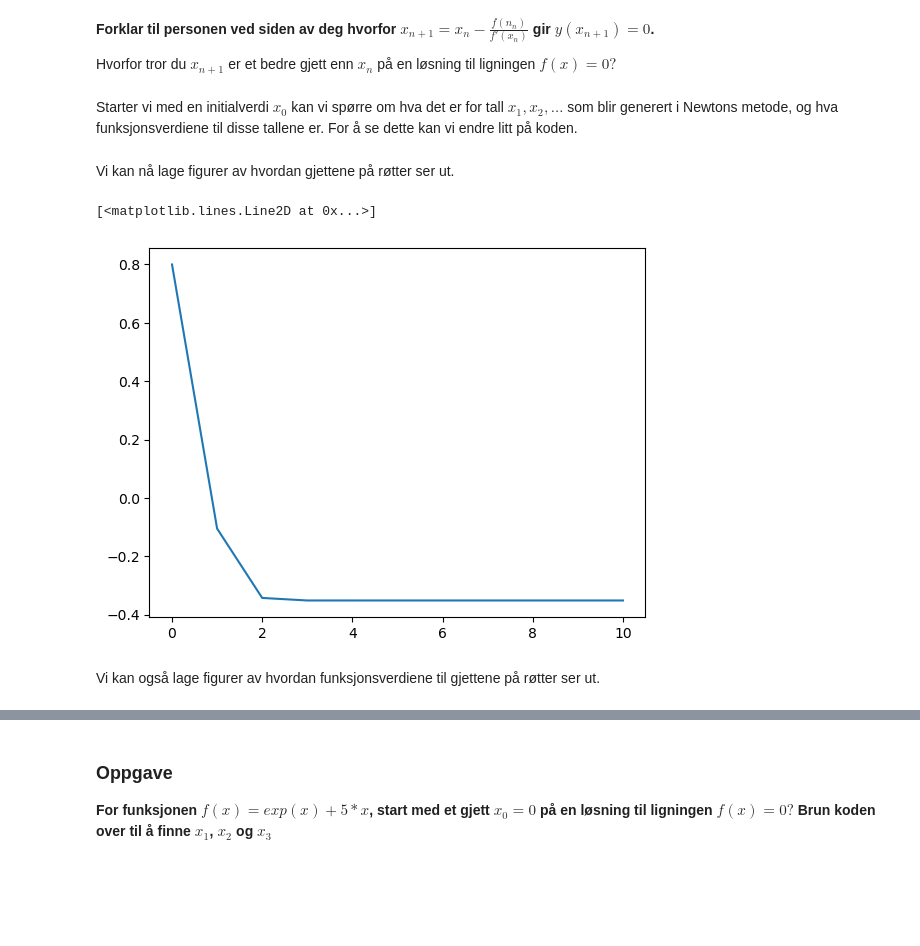
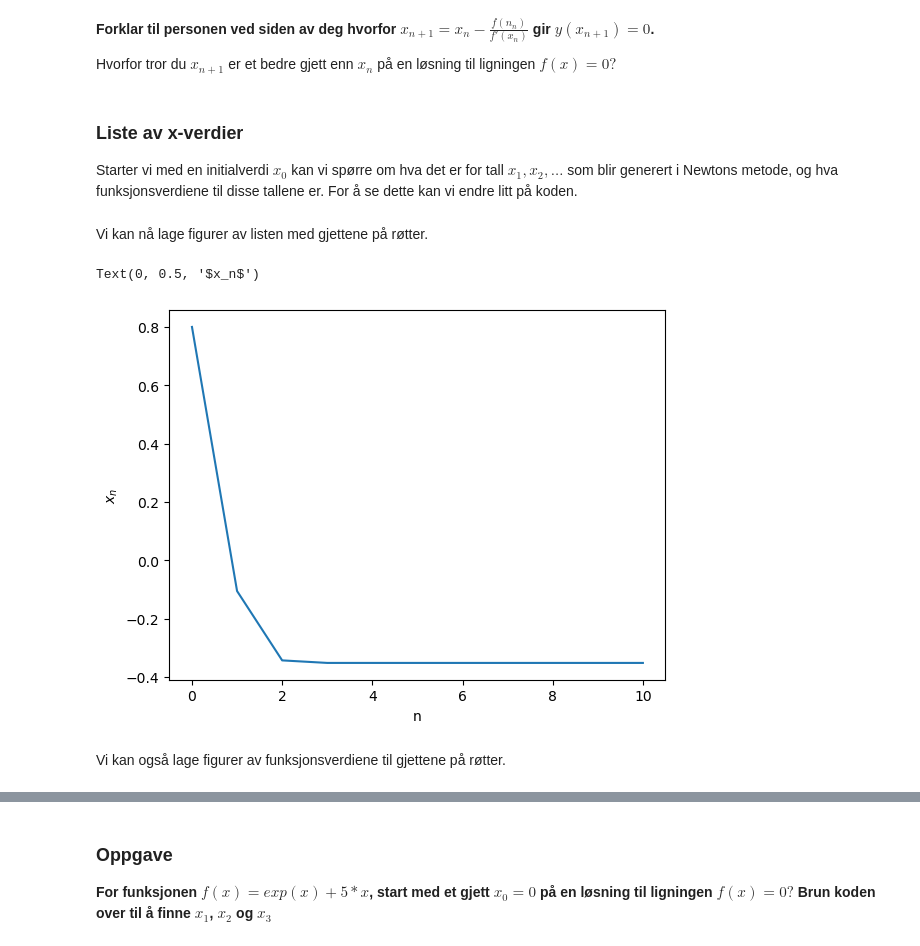
Before and after one commit to mbr085/V26MAT102, a Jupyter notebook: notebooks/uke4/K2_Newtons_metode.ipynb, the cells around one changed output, grey strips where cells are left out. Cells and saved outputs as stored; diff of their text form; code cells hidden in the pictures; blank space fills up the shorter version.

```diff
--- a/notebooks/uke4/K2_Newtons_metode.ipynb
+++ b/notebooks/uke4/K2_Newtons_metode.ipynb
@@ -224,6 +232,8 @@ Ligningen til den røde linjen er $y(x) = f'(x_n)(x - x_n) + f(x_n)$. Tallet $x_
 
 Hvorfor tror du $x_{n+1}$ er et bedre gjett enn $x_n$ på en løsning til ligningen $f(x) = 0?$
 # %% [markdown]
+### Liste av x-verdier
+
 Starter vi med en initialverdi $x_0$ kan vi spørre om hva det er for tall $x_1, x_2, \dots$ som blir generert i Newtons metode, og hva funksjonsverdiene til disse tallene er. For å se dette kan vi endre litt på koden.
 # %%
 def newton_rapson_liste(x_start, funksjon, derivert, antall_iterasjoner=10):
@@ -246,13 +256,15 @@ def newton_rapson_liste(x_start, funksjon, derivert, antall_iterasjoner=10):
 x_0 = 0.8
 xx = newton_rapson_liste(x_start=x_0, funksjon=f, derivert=df, antall_iterasjoner=10)
 # %% [markdown]
-Vi kan nå lage figurer av hvordan gjettene på røtter ser ut.
+Vi kan nå lage figurer av listen med gjettene på røtter.
 # %%
 plt.plot(xx)
+plt.xlabel('n')
+plt.ylabel(r'$x_n$')
 # %% [output]
-[<matplotlib.lines.Line2D at 0x...>]
+Text(0, 0.5, '$x_n$')
-[figure, old version]
+[figure, new version]
 # %% [markdown]
-Vi kan også lage figurer av hvordan funksjonsverdiene til gjettene på røtter ser ut.
+Vi kan også lage figurer av funksjonsverdiene til gjettene på røtter.
 # %%
 plt.plot(f(xx))
```
Also changed, not shown: parts of 15 cells of this notebook, 13 other files.
